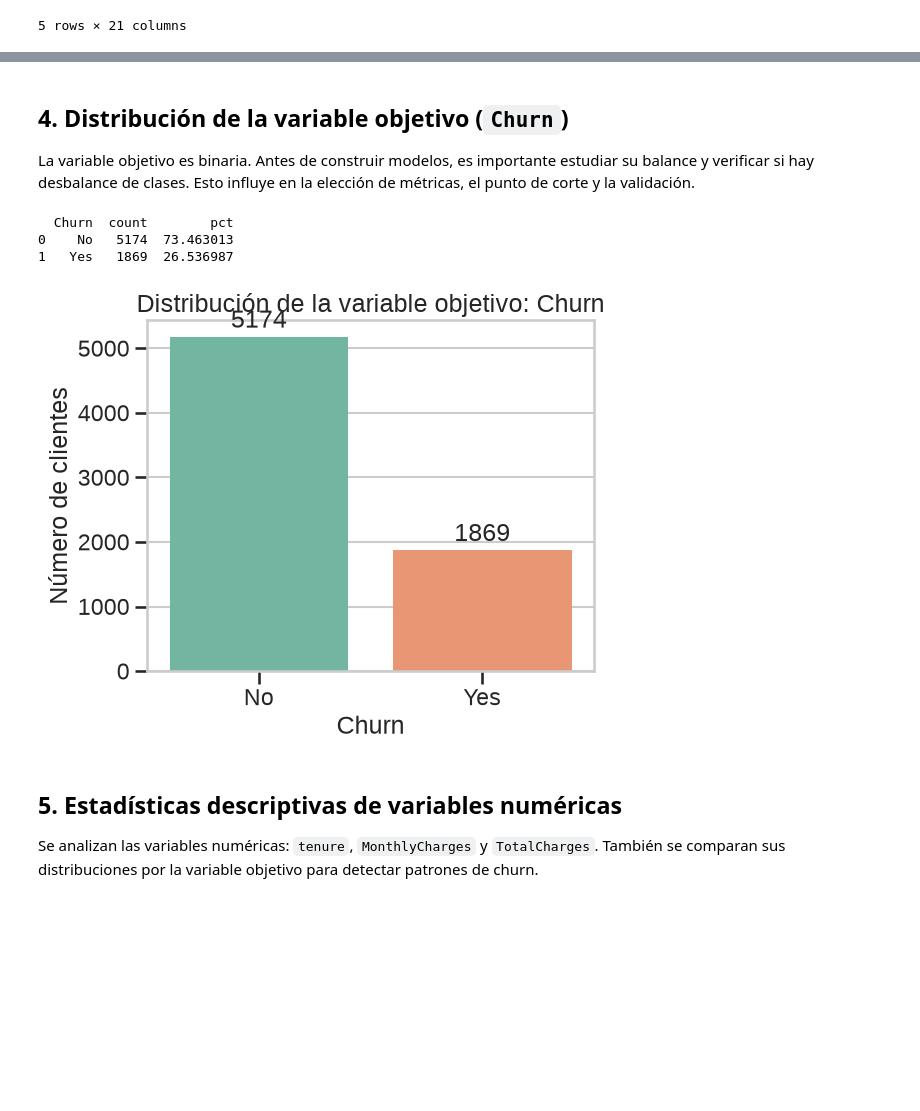
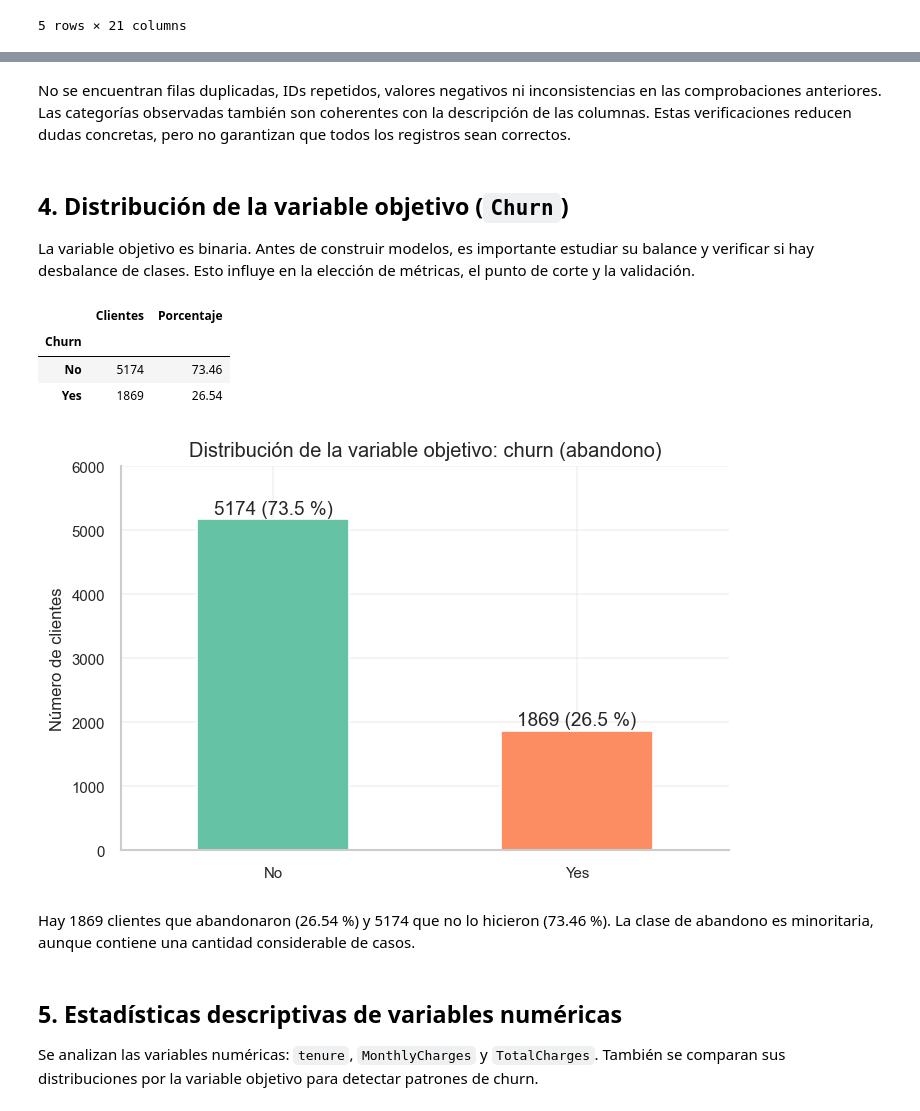
Before and after one commit to sofkp/Machine-Learning-Project, a Jupyter notebook: notebooks/01_eda_telco_churn.ipynb, the cells around one changed output, grey strips where cells are left out. Saved outputs shown, nothing was run; the diff lists cells and outputs as text; code cells hidden in the pictures; blank space fills up the shorter version.

```diff
--- a/notebooks/01_eda_telco_churn.ipynb
+++ b/notebooks/01_eda_telco_churn.ipynb
@@ -160,26 +276,35 @@ summary
+# %% [markdown]
+No se encuentran filas duplicadas, IDs repetidos, valores negativos ni inconsistencias en las comprobaciones anteriores. Las categorías observadas también son coherentes con la descripción de las columnas. Estas verificaciones reducen dudas concretas, pero no garantizan que todos los registros sean correctos.
 # %% [markdown]
 ## 4. Distribución de la variable objetivo (`Churn`)
 
 La variable objetivo es binaria. Antes de construir modelos, es importante estudiar su balance y verificar si hay desbalance de clases. Esto influye en la elección de métricas, el punto de corte y la validación.
 # %%
-churn_counts = df['Churn'].value_counts(dropna=False).rename_axis('Churn').reset_index(name='count')
-churn_counts['pct'] = churn_counts['count'] / churn_counts['count'].sum() * 100
-print(churn_counts)
+df["abandono"] = df["Churn"].map({"No": 0, "Yes": 1})
+tasa_global = df["abandono"].mean() * 100
+balance = df["Churn"].value_counts().to_frame("Clientes")
+balance["Porcentaje"] = balance["Clientes"] / len(df) * 100
+display(balance.round(2))
 
-fig, ax = plt.subplots(figsize=(6, 5))
-sns.countplot(data=df, x='Churn', palette='Set2', ax=ax)
-ax.set_title('Distribución de la variable objetivo: Churn')
-ax.set_xlabel('Churn')
-ax.set_ylabel('Número de clientes')
-for container in ax.containers:
-    ax.bar_label(container, fmt='%.0f', padding=3)
+ax = balance["Clientes"].plot.bar(color=[COLORES["No"], COLORES["Yes"]],rot=0, figsize=(6, 4))
+ax.set_xticklabels(["No", "Yes"])
+ax.set_title("Distribución de la variable objetivo: churn (abandono)")
+ax.set_xlabel("")
+ax.set_ylabel("Número de clientes")
+for i, cantidad in enumerate(balance["Clientes"]):
+    porcentaje = balance["Porcentaje"].iloc[i]
+    ax.text(i, cantidad + 80, f"{cantidad} ({porcentaje:.1f} %)", ha="center")
+ax.set_ylim(0, 6000)
 plt.tight_layout()
 plt.show()
 # %% [output]
-  Churn  count        pct
-0    No   5174  73.463013
-1   Yes   1869  26.536987
+|  | Clientes | Porcentaje |
+| Churn |  |  |
+| No | 5174 | 73.46 |
+| Yes | 1869 | 26.54 |
-[figure, old version]
+[figure, new version]
+# %% [markdown]
+Hay 1869 clientes que abandonaron (26.54 %) y 5174 que no lo hicieron (73.46 %). La clase de abandono es minoritaria, aunque contiene una cantidad considerable de casos.
 # %% [markdown]
 ## 5. Estadísticas descriptivas de variables numéricas
 
```
Also changed, not shown: parts of 40 cells of this notebook, 2 other files.
